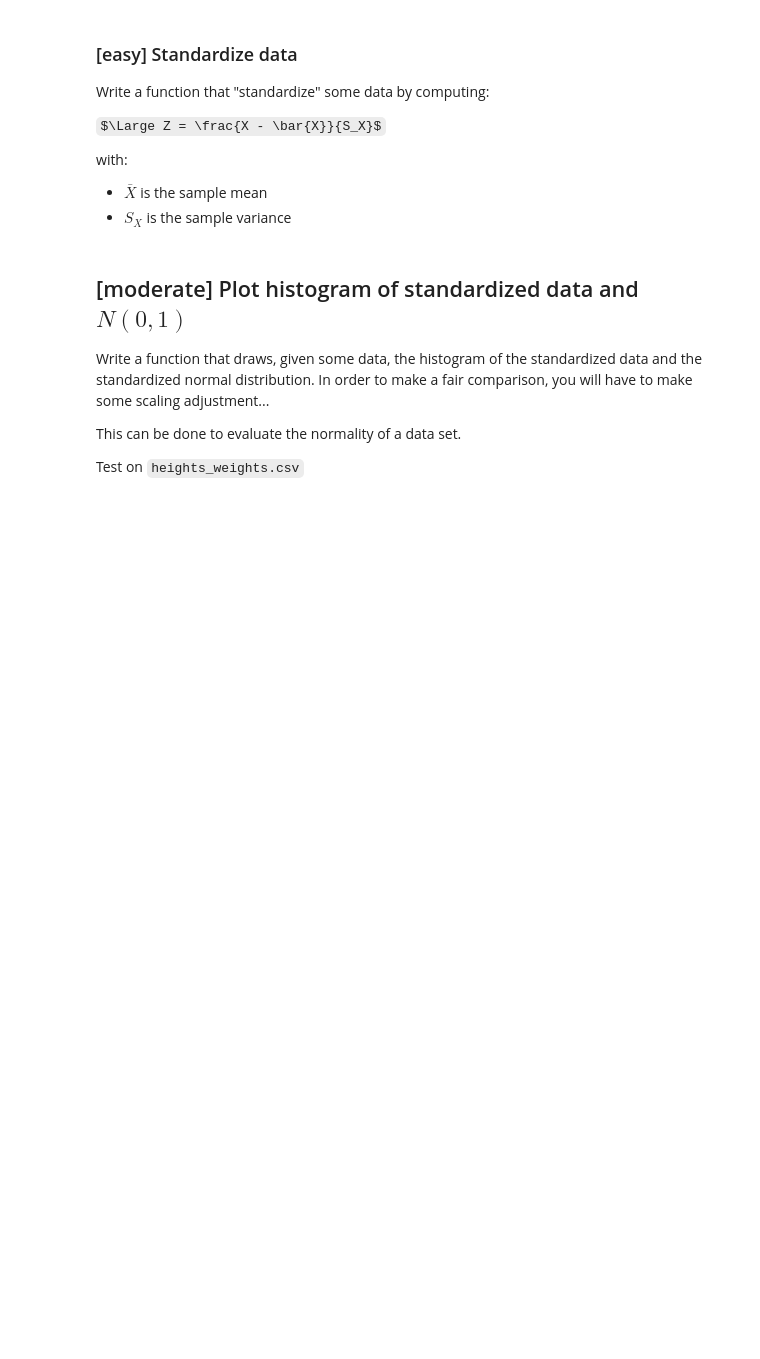
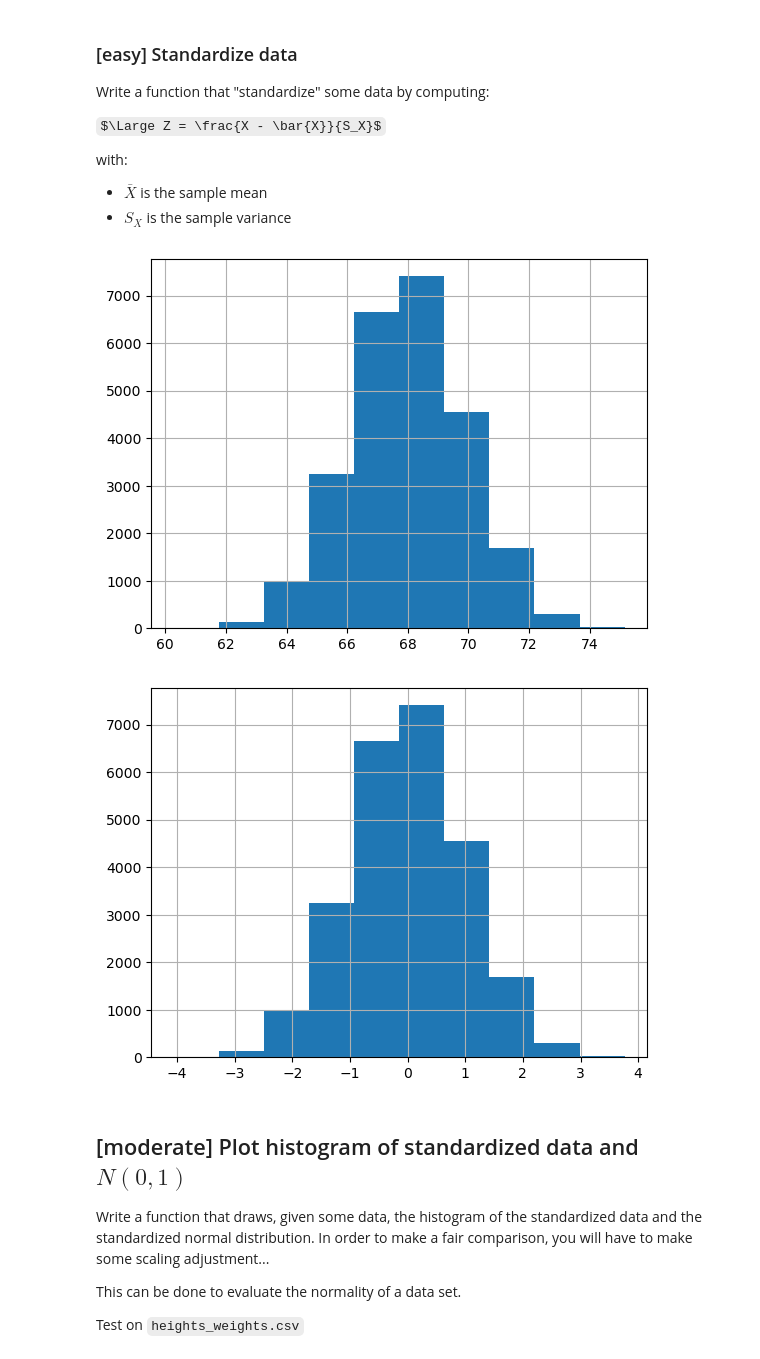
Before and after one commit to Fulin-ZHANG/EM-Lyon, a Jupyter notebook: Week2_Data_cleaning_analysis/Session_04/Session_04.ipynb, the cells around one changed output. Drawn from its saved outputs; the diff is of its cells as text; code cells hidden in the pictures; some formulas as TeX source; blank space fills up the shorter version.

```diff
--- a/Week2_Data_cleaning_analysis/Session_04/Session_04.ipynb
+++ b/Week2_Data_cleaning_analysis/Session_04/Session_04.ipynb
@@ -80,16 +88,32 @@ with:
  - $S_{X}$ is the sample variance
 # %%
 def msds_standardize(data):
-    pass
+    X = data
+    X_bar = np.mean(X)
+    S = np.std(X)
+    Z = []
+    for x in X:
+        Z.append((x - X_bar) / S)
+    return Z
+
 
 def test_msds_standardize():
     data = [1, 2, 3, 4, 5]
     st_data1 = msds_standardize(data)
     assert np.mean(st_data1) < 1e-10
     assert (1 - np.var(st_data1, ddof=1)) < 1e-5
+    wh = pd.read_csv("../Session_01/data/heights_weights.csv")
+    weights = wh["Height(Inches)"]
+    st_weights = msds_standardize(weights)
+    weights.hist()
+    plt.figure()
+    pd.Series(st_weights).hist()
 
 
 test_msds_standardize()
+# %% [output]
+[figure, added]
+[figure, added]
 # %% [markdown]
 ## [moderate] Plot histogram of standardized data and $N(0,1)$
 
```
Also changed, not shown: parts of 8 cells of this notebook, 7 other files.
